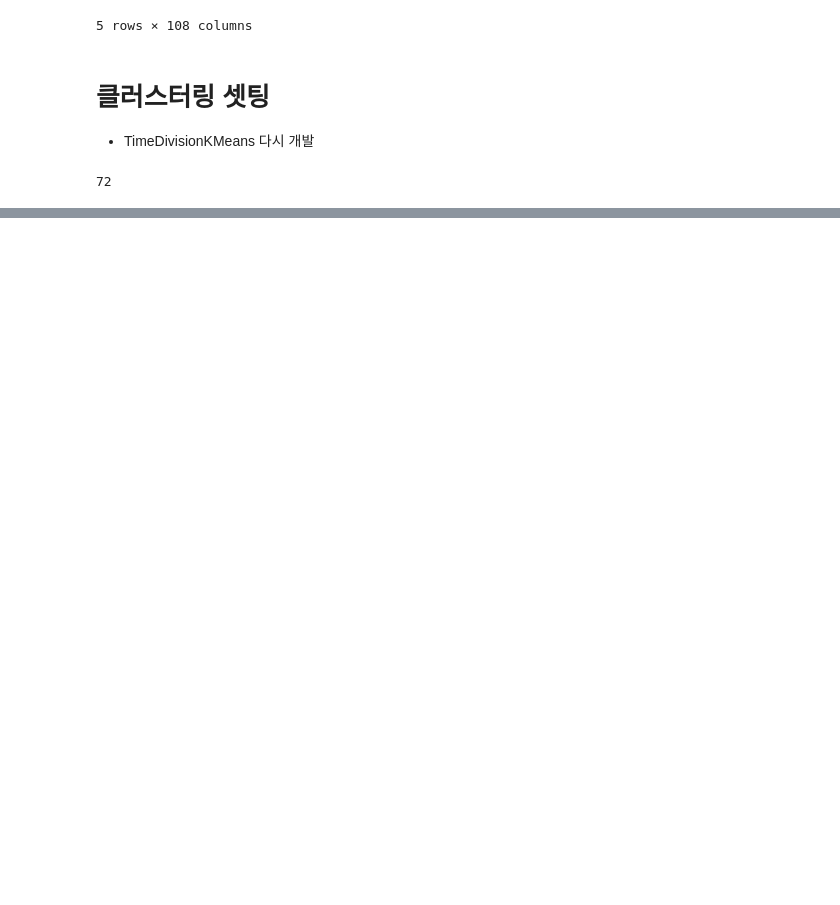
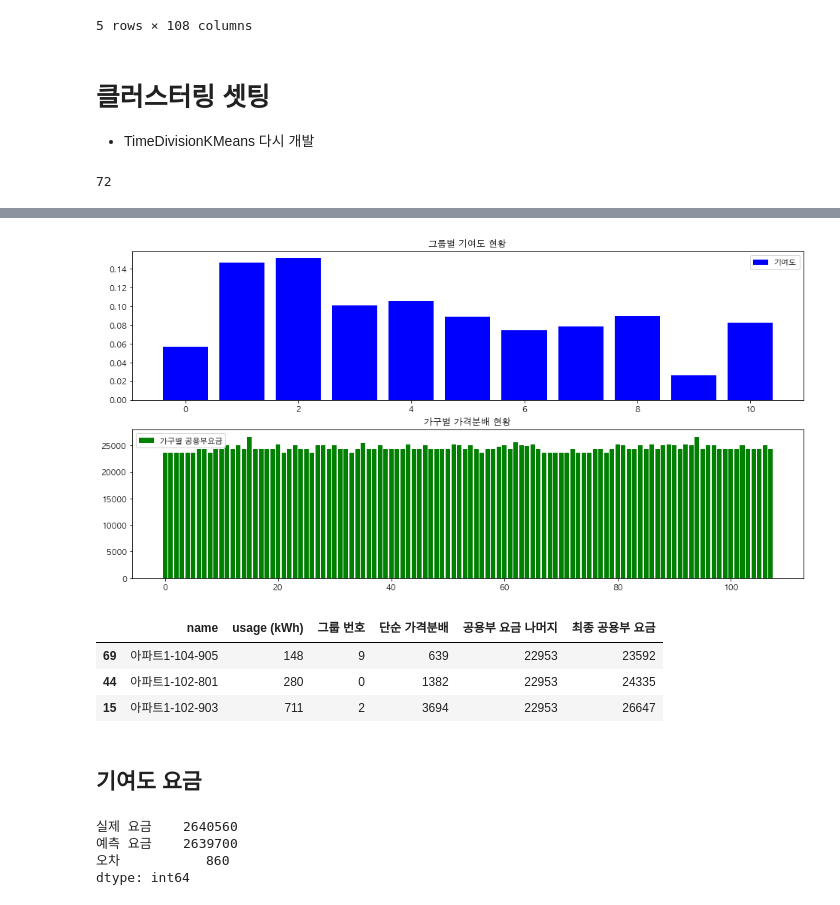
Before and after one commit to formegusto/distribution-public-fee, a Jupyter notebook: pt3.그룹별 (Pattern Based) 가격분배.ipynb, the cells around one changed output, grey strips where cells are left out. Saved outputs shown, nothing was run; the diff lists cells and outputs as text; code cells hidden in the pictures; blank space fills up the shorter version.

```diff
--- a/pt3.그룹별 (Pattern Based) 가격분배.ipynb
+++ b/pt3.그룹별 (Pattern Based) 가격분배.ipynb
@@ -161,0 +203,7 @@ plt.show()
+# %%
+cont_1 = cont.copy()
+
+total_median = cont_1['median'].sum()
+cont_1['contribution'] = cont_1['median'].map(lambda x: x / total_median)
+
+cont_1
@@ -161,0 +255,3 @@ plt.show()
+# %%
+_public_bill = round(public_bill / len(cluster_info))
+_public_bill
@@ -161,0 +260,9 @@ plt.show()
+# %%
+simple_dist_1 = cont_1.copy()
+
+simple_dist_1['공용부 요금'] = simple_dist_1['가구 수'].map(lambda x: x * _public_bill)
+simple_dist_1['단순 가격분배'] = (simple_dist_1['공용부 요금'] * simple_dist_1['contribution']).round().astype("int")
+
+simple_dist_1['가구 별 분배 가격'] = simple_dist_1.apply(lambda x: int(x['단순 가격분배'] / x['가구 수']), axis=1)
+
+simple_dist_1
@@ -161,0 +283,11 @@ plt.show()
+# %%
+simple_info_1 = cluster_info.copy()
+
+simple_info_1['단순 가격분배'] = simple_info_1['그룹 번호'].map(
+        lambda x: int(simple_dist_1.loc[x]['가구 별 분배 가격'])
+)
+
+simple_info_1['공용부 요금 나머지'] = round((public_bill - simple_info_1['단순 가격분배'].sum()) / len(cluster_info))
+simple_info_1['최종 공용부 요금'] = simple_info_1['단순 가격분배'] + simple_info_1['공용부 요금 나머지']
+
+simple_info_1.head(10)
@@ -161,0 +306,43 @@ plt.show()
+# %%
+plt.figure(figsize=(16,8))
+
+ax_1 = plt.subplot(2,1,1)
+ax_1.bar(range(len(simple_dist_1)), simple_dist_1['contribution'], color='b', label='기여도')
+ax_1.set_title("그룹별 기여도 현황")
+ax_1.legend()
+
+ax_2 = plt.subplot(2,1,2)
+ax_2.bar(range(len(simple_info_1)), simple_info_1['최종 공용부 요금'], color='g', label='가구별 공용부요금')
+ax_2.set_title("가구별 가격분배 현황")
+ax_2.legend()
+
+plt.show()
+# %% [output]
+[figure, added]
+# %%
+min_h = simple_info_1[simple_info_1['name'] == '아파트1-104-905']
+mean_h = simple_info_1[simple_info_1['name'] == '아파트1-102-801']
+max_h = simple_info_1[simple_info_1['name'] == '아파트1-102-903']
+
+problem_simple_cont = pd.concat([min_h, mean_h, max_h])
+problem_simple_cont
+# %% [output]
+|  | name | usage (kWh) | 그룹 번호 | 단순 가격분배 | 공용부 요금 나머지 | 최종 공용부 요금 |
+| 69 | 아파트1-104-905 | 148 | 9 | 639 | 22953 | 23592 |
+| 44 | 아파트1-102-801 | 280 | 0 | 1382 | 22953 | 24335 |
+| 15 | 아파트1-102-903 | 711 | 2 | 3694 | 22953 | 26647 |
+# %% [markdown]
+## 기여도 요금
+# %%
+# 예측 시뮬레이션
+pp = PublicPredictor(
+    APT=APT,
+    month_df=month_df[['name', 'usage (kWh)']],
+    month=_month
+)
+pp.predict
+# %% [output]
+실제 요금    2640560
+예측 요금    2639700
+오차           860
+dtype: int64
```
Also changed, not shown: parts of 30 cells of this notebook, 1 other file.
